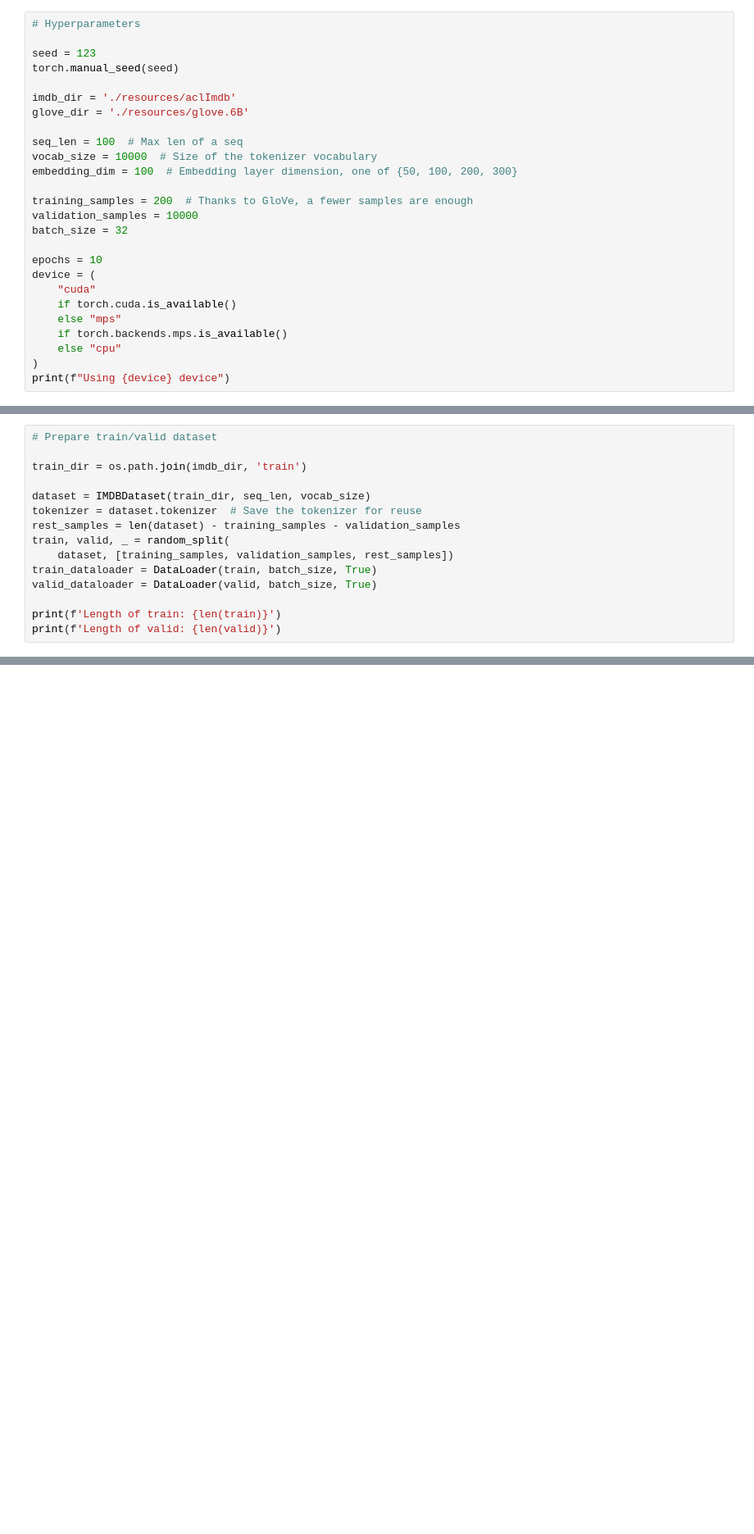
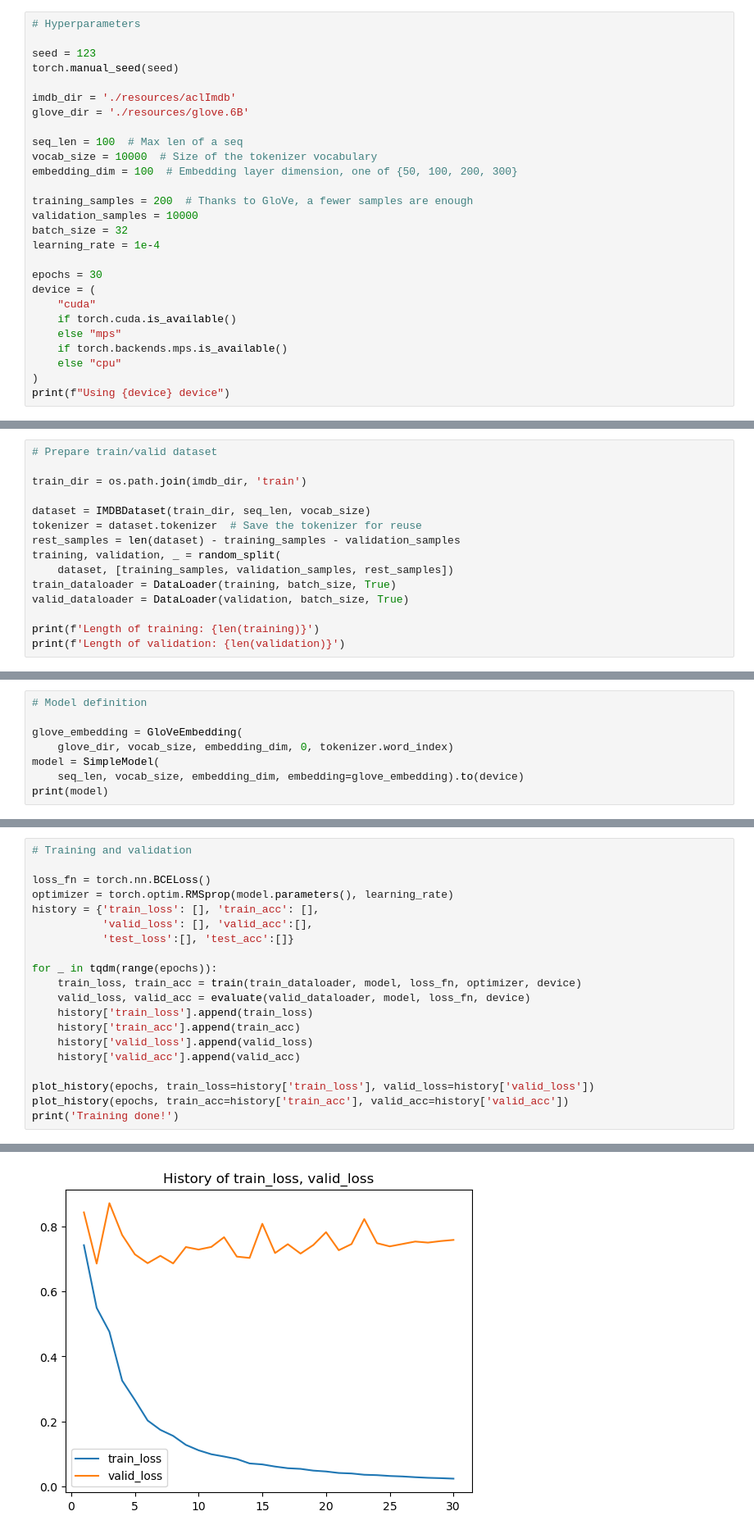
Before and after one commit to Ki-Seki/IMDB-review-classification, a Jupyter notebook: main.ipynb, the cells around one changed output, grey strips where cells are left out. Shown: that part at 82% size. Drawn from its saved outputs; the diff is of its cells as text; blank space fills up the shorter version.

```diff
--- a/main.ipynb
+++ b/main.ipynb
@@ -23,8 +26,9 @@ embedding_dim = 100  # Embedding layer dimension, one of {50, 100, 200, 300}
 training_samples = 200  # Thanks to GloVe, a fewer samples are enough
 validation_samples = 10000
 batch_size = 32
+learning_rate = 1e-4
 
-epochs = 10
+epochs = 30
 device = (
     "cuda"
     if torch.cuda.is_available()
@@ -41,10 +47,10 @@ train_dir = os.path.join(imdb_dir, 'train')
 dataset = IMDBDataset(train_dir, seq_len, vocab_size)
 tokenizer = dataset.tokenizer  # Save the tokenizer for reuse
 rest_samples = len(dataset) - training_samples - validation_samples
-train, valid, _ = random_split(
+training, validation, _ = random_split(
     dataset, [training_samples, validation_samples, rest_samples])
-train_dataloader = DataLoader(train, batch_size, True)
-valid_dataloader = DataLoader(valid, batch_size, True)
+train_dataloader = DataLoader(training, batch_size, True)
+valid_dataloader = DataLoader(validation, batch_size, True)
 
-print(f'Length of train: {len(train)}')
-print(f'Length of valid: {len(valid)}')
+print(f'Length of training: {len(training)}')
+print(f'Length of validation: {len(validation)}')
@@ -125,0 +60,8 @@ print('Training done!')
+# %%
+# Model definition
+
+glove_embedding = GloVeEmbedding(
+    glove_dir, vocab_size, embedding_dim, 0, tokenizer.word_index)
+model = SimpleModel(
+    seq_len, vocab_size, embedding_dim, embedding=glove_embedding).to(device)
+print(model)
@@ -125,0 +81,21 @@ print('Training done!')
+# %%
+# Training and validation
+
+loss_fn = torch.nn.BCELoss()
+optimizer = torch.optim.RMSprop(model.parameters(), learning_rate)
+history = {'train_loss': [], 'train_acc': [],
+           'valid_loss': [], 'valid_acc':[],
+           'test_loss':[], 'test_acc':[]}
+
+for _ in tqdm(range(epochs)):
+    train_loss, train_acc = train(train_dataloader, model, loss_fn, optimizer, device)
+    valid_loss, valid_acc = evaluate(valid_dataloader, model, loss_fn, device)
+    history['train_loss'].append(train_loss)
+    history['train_acc'].append(train_acc)
+    history['valid_loss'].append(valid_loss)
+    history['valid_acc'].append(valid_acc)
+
+plot_history(epochs, train_loss=history['train_loss'], valid_loss=history['valid_loss'])
+plot_history(epochs, train_acc=history['train_acc'], valid_acc=history['valid_acc'])
+print('Training done!')
+# %% [output]
@@ -125,0 +103 @@ print('Training done!')
+[figure, added]
```
Also changed, not shown: parts of 9 cells of this notebook.
